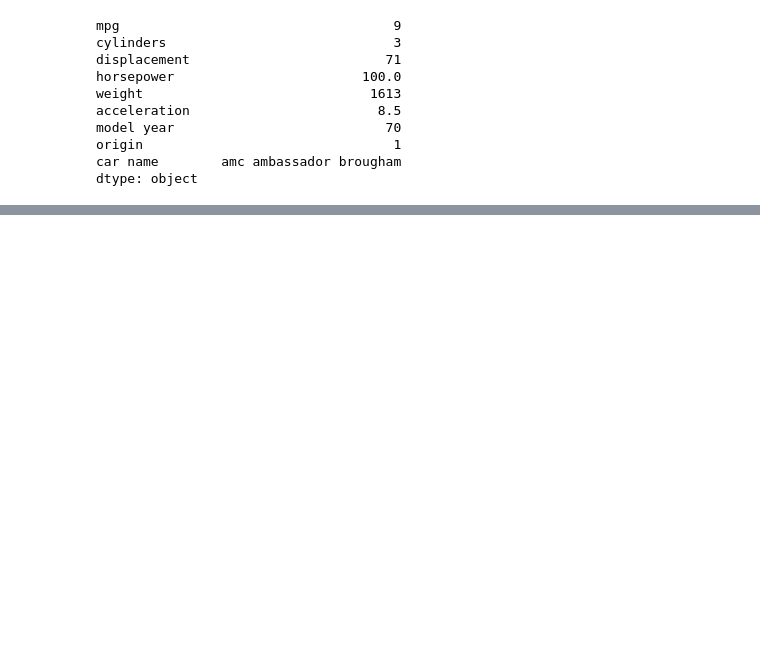
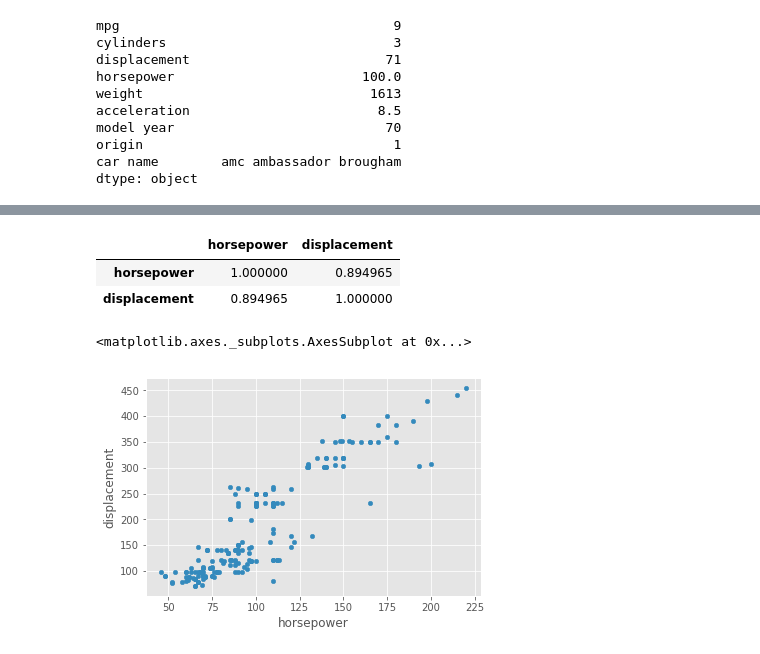
Before and after one commit to huginn-9157/TIL, a Jupyter notebook: Python/Signate_practice1.ipynb, the cells around one changed output, grey strips where cells are left out. Cells and saved outputs as stored; diff of their text form; code cells hidden in the pictures; blank space fills up the shorter version.

```diff
--- a/Python/Signate_practice1.ipynb
+++ b/Python/Signate_practice1.ipynb
@@ -136,0 +164,4 @@ dtype: object
+# %%
+# 馬力が'?'を抽出
+exp = df[df['horsepower'] == '?']
+exp
@@ -136,0 +175,3 @@ dtype: object
+# %%
+# インデックスを指定して該当行削除
+df = df.drop(exp.index)
@@ -136,0 +184,4 @@ dtype: object
+# %%
+# 馬力の型をちゃんとする
+df['horsepower'] = df['horsepower'].astype(float)
+df.dtypes
@@ -136,0 +203,8 @@ dtype: object
+# %%
+# matplotllib
+%matplotlib inline
+import matplotlib.pyplot as plt
+plt.style.use('ggplot')
+from matplotlib.font_manager import FontProperties
+font_path = 'C:\\Windows\\Fonts\\TakaoPGothic.ttf'
+font_prop = FontProperties(fname=font_path)
@@ -136,0 +254,12 @@ dtype: object
+# %%
+# 馬力と排気量は相関がありそう
+df[['horsepower', 'displacement']].corr()
+# %% [output]
+|  | horsepower | displacement |
+| horsepower | 1.000000 | 0.894965 |
+| displacement | 0.894965 | 1.000000 |
+# %%
+df.plot(kind='scatter', x='horsepower', y='displacement')
+# %% [output]
+<matplotlib.axes._subplots.AxesSubplot at 0x...>
+[figure, added]
```
Also changed, not shown: parts of 16 cells of this notebook, 3 other files.
